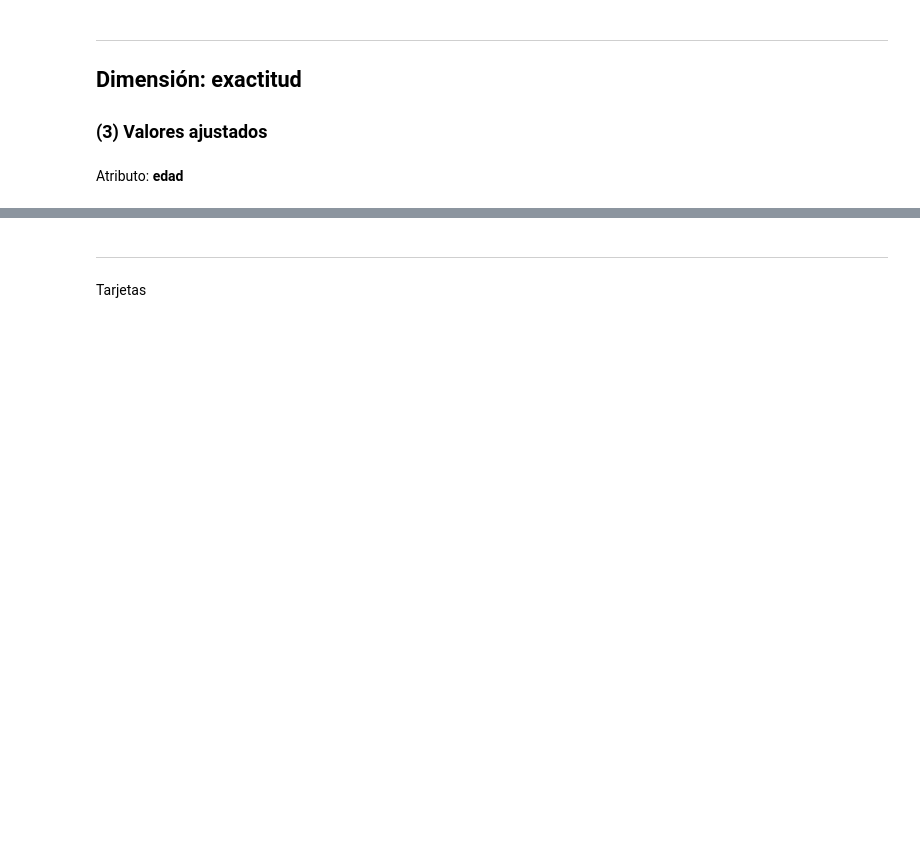
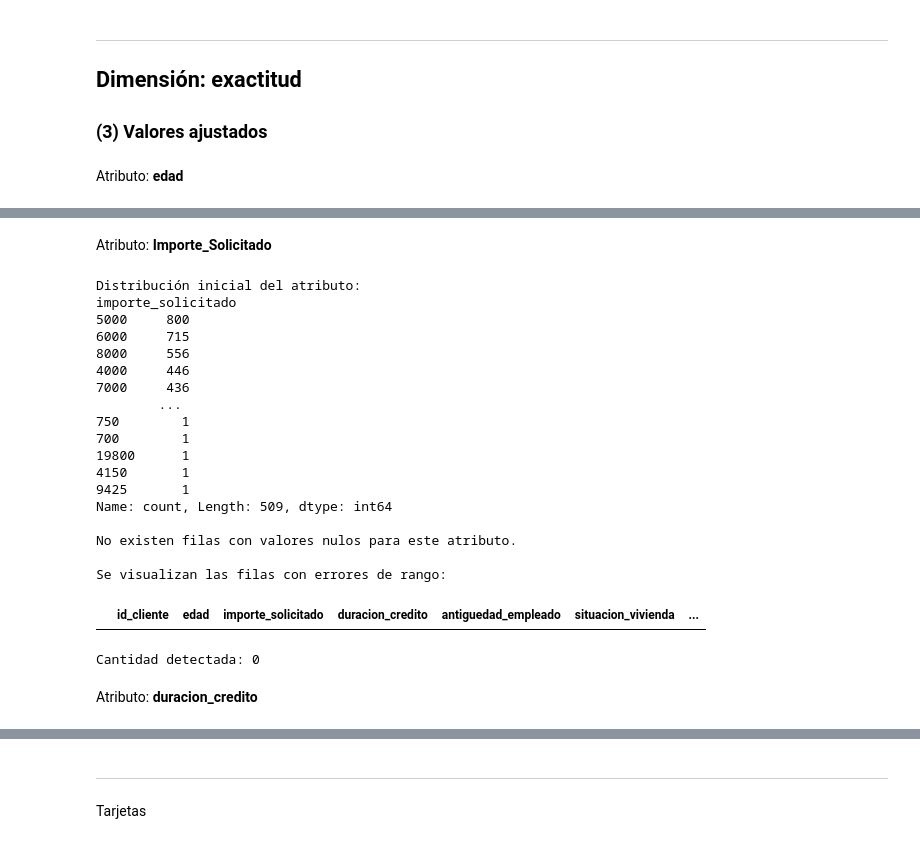
Before and after one commit to SergioGerman412/13MBID-OCT2324, a Jupyter notebook: notebooks/comprension_datos/CD03-Verificacion-calidad.ipynb, the cells around one changed output, grey strips where cells are left out. Cells and saved outputs as stored; diff of their text form; code cells hidden in the pictures; blank space fills up the shorter version.

```diff
--- a/notebooks/comprension_datos/CD03-Verificacion-calidad.ipynb
+++ b/notebooks/comprension_datos/CD03-Verificacion-calidad.ipynb
@@ -155,27 +217,52 @@ calcular_rangos_valores_edad()
+# %% [markdown]
+Atributo: **Importe_Solicitado**
 # %%
 #Verificar que los valores de cada atributo se encuentren dentro de los listados anexos
 
 #Atributo: importe
 
-valores = df_creditos['importe_solicitado'].value_counts() #Conteo de ocurrencias por valor (not-null)
+valores2 = df_creditos['importe_solicitado'].value_counts() #Conteo de ocurrencias por valor (not-null)
 print(f"Distribución inicial del atributo: \n{valores}\n")
 
-cantidad_nulos = len(df_creditos['importe_solicitado']) - df_creditos['importe_solicitado'].count() # Conteo de nulos
+cantidad_nulos2 = len(df_creditos['importe_solicitado']) - df_creditos['importe_solicitado'].count() # Conteo de nulos
 
-if cantidad_nulos > 0:
-    print(f"Cantidad de nulos en el atributo: {cantidad_nulos}\n") # Impresión de la cantidad de nulos
+if cantidad_nulos2 > 0:
+    print(f"Cantidad de nulos en el atributo: {cantidad_nulos2}\n") # Impresión de la cantidad de nulos
 else:
     print("No existen filas con valores nulos para este atributo.\n")
 
 
 # Se identifica y cuenta a los valores que no cumplen la condición definida
 
-resultado = df_creditos[df_creditos['importe_solicitado'] < 0]
+resultado2 = df_creditos[df_creditos['importe_solicitado'] < 0]
 
 print("Se visualizan las filas con errores de rango:")
-display(resultado) # Para visualizar las tuplas con valores nulos o erróneos
+display(resultado2) # Para visualizar las tuplas con valores nulos o erróneos
 
-print(f"Cantidad detectada: {resultado.shape[0]}")
+print(f"Cantidad detectada: {resultado2.shape[0]}")
+# %% [output]
+Distribución inicial del atributo:
+importe_solicitado
+5000     800
+6000     715
+8000     556
+4000     446
+7000     436
+        ...
+750        1
+700        1
+19800      1
+4150       1
+9425       1
+Name: count, Length: 509, dtype: int64
+
+No existen filas con valores nulos para este atributo.
+
+Se visualizan las filas con errores de rango:
+|  | id_cliente | edad | importe_solicitado | duracion_credito | antiguedad_empleado | situacion_vivienda | ... |
+Cantidad detectada: 0
+# %% [markdown]
+Atributo: **duracion_credito**
 # %%
 #Verificar que los valores de cada atributo se encuentren dentro de los listados anexos
 
```
Also changed, not shown: parts of 50 cells of this notebook, 1 other file.
